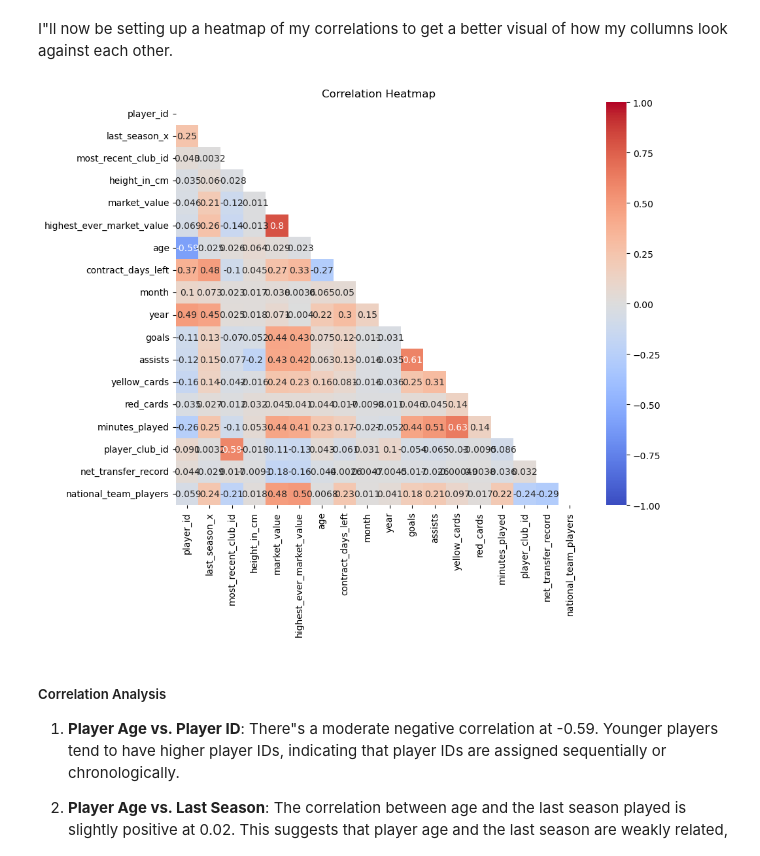
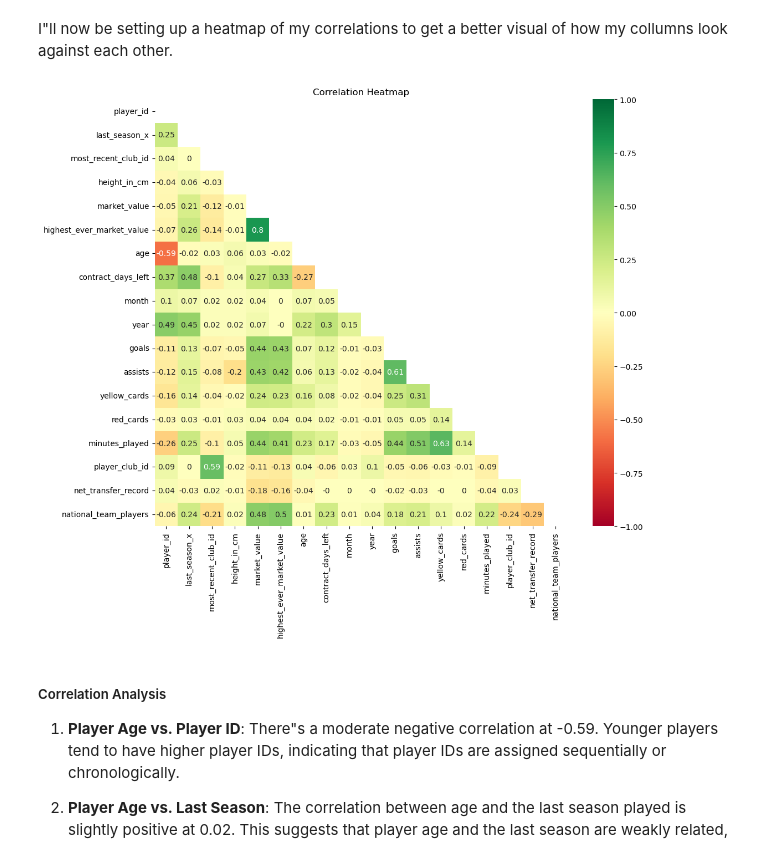
Before and after one commit to MohamedFarah12/The-Potential-Of-Football-Transfer-Valuations---Capstone-Project, a Jupyter notebook: notebooks/02-Exploratory Data Analysis.ipynb, the cells around one changed output. Cells and saved outputs as stored; diff of their text form; code cells hidden in the pictures.

```diff
--- a/notebooks/02-Exploratory Data Analysis.ipynb
+++ b/notebooks/02-Exploratory Data Analysis.ipynb
@@ -262,13 +252,13 @@ I"ll now be setting up a heatmap of my correlations to get a better visual of ho
 # %%
 #create the heatmap and customize the heatmap
 mask = np.triu(np.ones_like(fdf3.corr(), dtype=bool))
-plt.figure(figsize=(10, 8))
-heatmap = sns.heatmap(fdf3.corr(), annot=True, cmap="coolwarm", center=0, vmin=-1, vmax=1,mask=mask)
+plt.figure(figsize=(12, 10))
+heatmap = sns.heatmap(round(fdf3.corr(),2), annot=True, cmap="RdYlGn", center=0, vmin=-1, vmax=1,mask=mask)
 heatmap.set_title("Correlation Heatmap")
 
 plt.show()
 # %% [output]
-[figure, old version]
+[figure, new version]
 # %% [markdown]
 ##### Correlation Analysis
 
```
Also changed, not shown: parts of 8 cells of this notebook, 3 other files.
